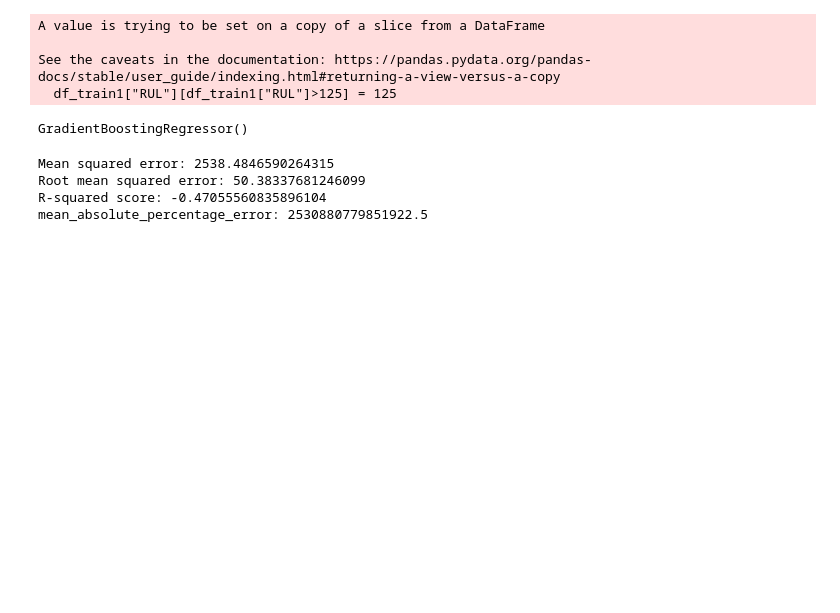
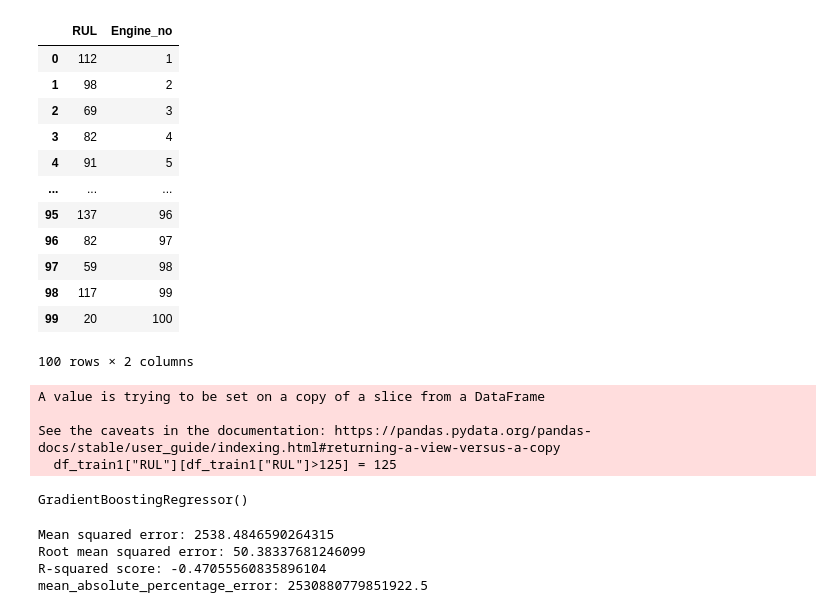
Before and after one commit to ayushgandhi904/Turboengine_predictive_maintenance, a Jupyter notebook: notebooks/trial3.ipynb, the cells around one changed output. Saved outputs shown, nothing was run; the diff lists cells and outputs as text; code cells hidden in the pictures; blank space fills up the shorter version.

```diff
--- a/notebooks/trial3.ipynb
+++ b/notebooks/trial3.ipynb
@@ -49,0 +119,16 @@ df_test1.drop("RUL_max", axis = 1, inplace = True)
+# %%
+df_RUL1
+# %% [output]
+|  | RUL | Engine_no |
+| 0 | 112 | 1 |
+| 1 | 98 | 2 |
+| 2 | 69 | 3 |
+| 3 | 82 | 4 |
+| 4 | 91 | 5 |
+| ... | ... | ... |
+| 95 | 137 | 96 |
+| 96 | 82 | 97 |
+| 97 | 59 | 98 |
+| 98 | 117 | 99 |
+| 99 | 20 | 100 |
+100 rows × 2 columns
```
Also changed, not shown: parts of 9 cells of this notebook, 5 other files.
